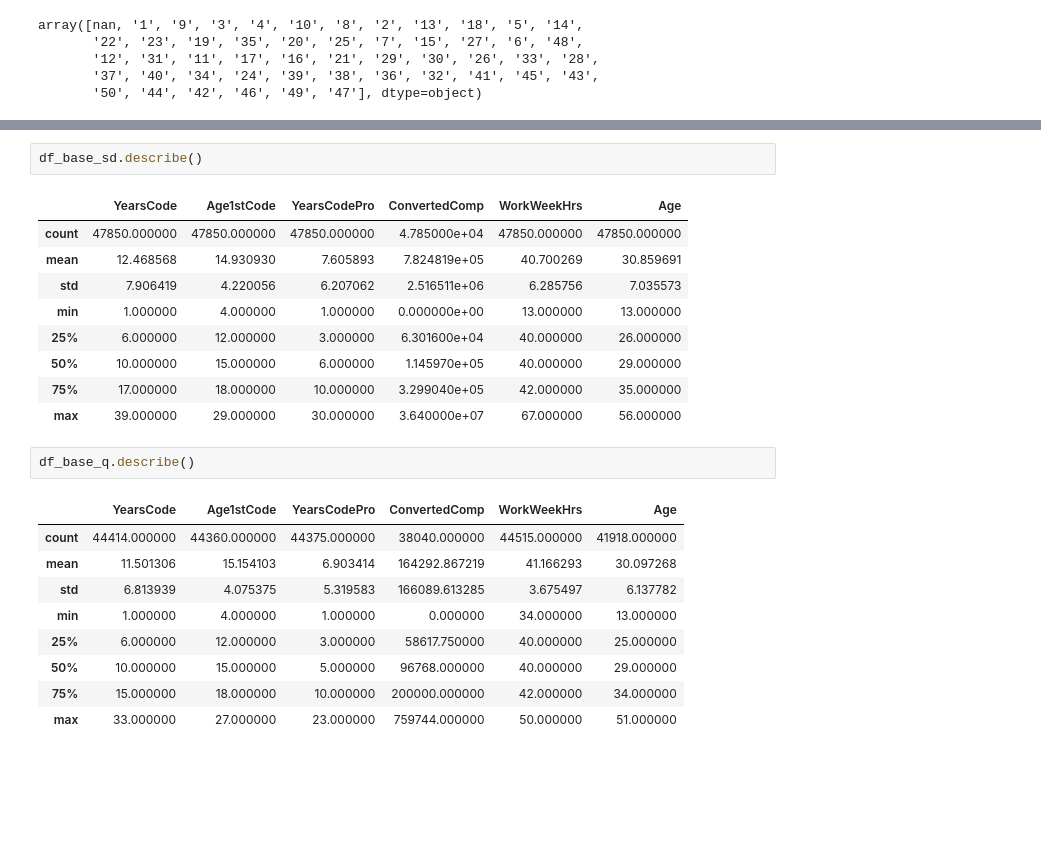
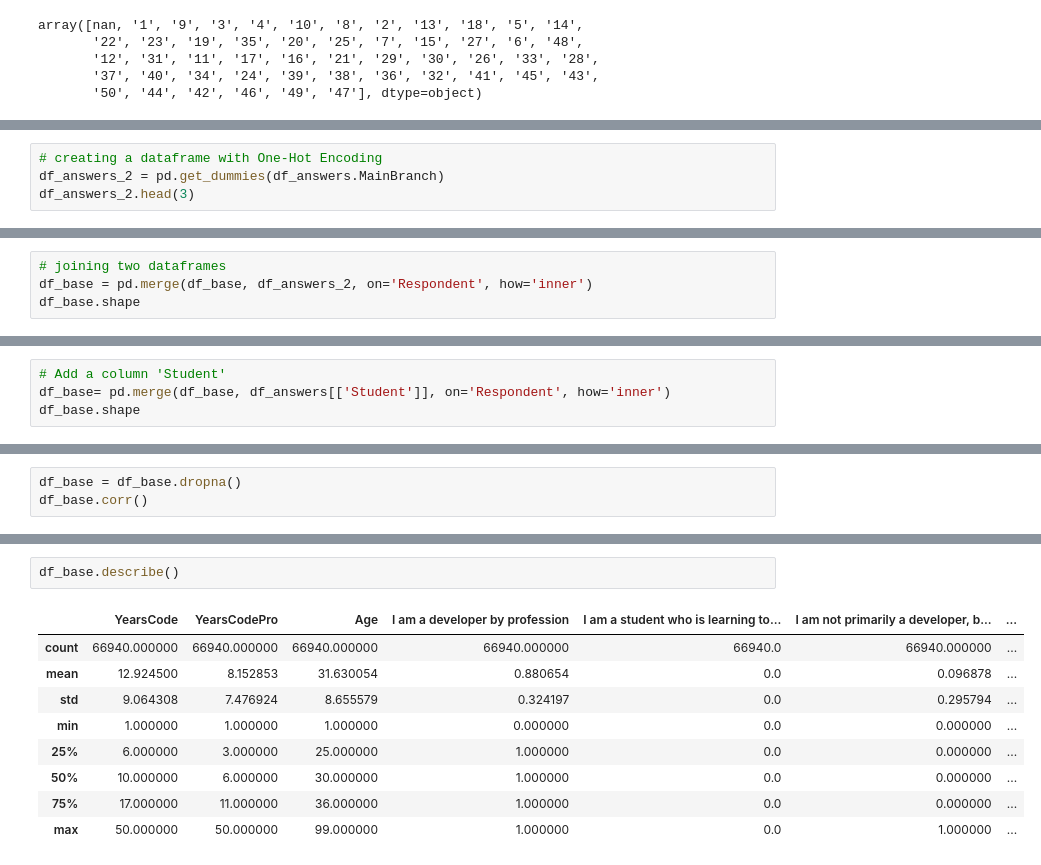
Before and after one commit to s460076/first-assignment, a Jupyter notebook: zestaw_2.ipynb, the cells around one changed output, grey strips where cells are left out. Drawn from its saved outputs; the diff is of its cells as text; blank space fills up the shorter version.

```diff
--- a/zestaw_2.ipynb
+++ b/zestaw_2.ipynb
@@ -185,0 +130,4 @@ df_base.dropna()
+# %%
+# creating a dataframe with One-Hot Encoding
+df_answers_2 = pd.get_dummies(df_answers.MainBranch)
+df_answers_2.head(3)
@@ -185,0 +140,4 @@ df_base.dropna()
+# %%
+# joining two dataframes
+df_base = pd.merge(df_base, df_answers_2, on='Respondent', how='inner')
+df_base.shape
@@ -185,0 +156,4 @@ df_base.dropna()
+# %%
+# Add a column 'Student'
+df_base= pd.merge(df_base, df_answers[['Student']], on='Respondent', how='inner')
+df_base.shape
@@ -250,0 +175,3 @@ df_base_q.corr()
+# %%
+df_base = df_base.dropna()
+df_base.corr()
@@ -251,24 +189,12 @@ df_base_q.corr()
 # %%
-df_base_sd.describe()
+df_base.describe()
 # %% [output]
-|  | YearsCode | Age1stCode | YearsCodePro | ConvertedComp | WorkWeekHrs | Age |
-| count | 47850.000000 | 47850.000000 | 47850.000000 | 4.785000e+04 | 47850.000000 | 47850.000000 |
-| mean | 12.468568 | 14.930930 | 7.605893 | 7.824819e+05 | 40.700269 | 30.859691 |
-| std | 7.906419 | 4.220056 | 6.207062 | 2.516511e+06 | 6.285756 | 7.035573 |
-| min | 1.000000 | 4.000000 | 1.000000 | 0.000000e+00 | 13.000000 | 13.000000 |
-| 25% | 6.000000 | 12.000000 | 3.000000 | 6.301600e+04 | 40.000000 | 26.000000 |
-| 50% | 10.000000 | 15.000000 | 6.000000 | 1.145970e+05 | 40.000000 | 29.000000 |
-| 75% | 17.000000 | 18.000000 | 10.000000 | 3.299040e+05 | 42.000000 | 35.000000 |
-| max | 39.000000 | 29.000000 | 30.000000 | 3.640000e+07 | 67.000000 | 56.000000 |
+|  | YearsCode | YearsCodePro | Age | I am a developer by profession | I am a student who is learning to... | I am not primarily a developer, b... | ... |
+| count | 66940.000000 | 66940.000000 | 66940.000000 | 66940.000000 | 66940.0 | 66940.000000 | ... |
+| mean | 12.924500 | 8.152853 | 31.630054 | 0.880654 | 0.0 | 0.096878 | ... |
+| std | 9.064308 | 7.476924 | 8.655579 | 0.324197 | 0.0 | 0.295794 | ... |
+| min | 1.000000 | 1.000000 | 1.000000 | 0.000000 | 0.0 | 0.000000 | ... |
+| 25% | 6.000000 | 3.000000 | 25.000000 | 1.000000 | 0.0 | 0.000000 | ... |
+| 50% | 10.000000 | 6.000000 | 30.000000 | 1.000000 | 0.0 | 0.000000 | ... |
+| 75% | 17.000000 | 11.000000 | 36.000000 | 1.000000 | 0.0 | 0.000000 | ... |
+| max | 50.000000 | 50.000000 | 99.000000 | 1.000000 | 0.0 | 1.000000 | ... |
-# %%
-df_base_q.describe()
-# %% [output]
-|  | YearsCode | Age1stCode | YearsCodePro | ConvertedComp | WorkWeekHrs | Age |
-| count | 44414.000000 | 44360.000000 | 44375.000000 | 38040.000000 | 44515.000000 | 41918.000000 |
-| mean | 11.501306 | 15.154103 | 6.903414 | 164292.867219 | 41.166293 | 30.097268 |
-| std | 6.813939 | 4.075375 | 5.319583 | 166089.613285 | 3.675497 | 6.137782 |
-| min | 1.000000 | 4.000000 | 1.000000 | 0.000000 | 34.000000 | 13.000000 |
-| 25% | 6.000000 | 12.000000 | 3.000000 | 58617.750000 | 40.000000 | 25.000000 |
-| 50% | 10.000000 | 15.000000 | 5.000000 | 96768.000000 | 40.000000 | 29.000000 |
-| 75% | 15.000000 | 18.000000 | 10.000000 | 200000.000000 | 42.000000 | 34.000000 |
-| max | 33.000000 | 27.000000 | 23.000000 | 759744.000000 | 50.000000 | 51.000000 |
```
Also changed, not shown: parts of 59 cells of this notebook.
